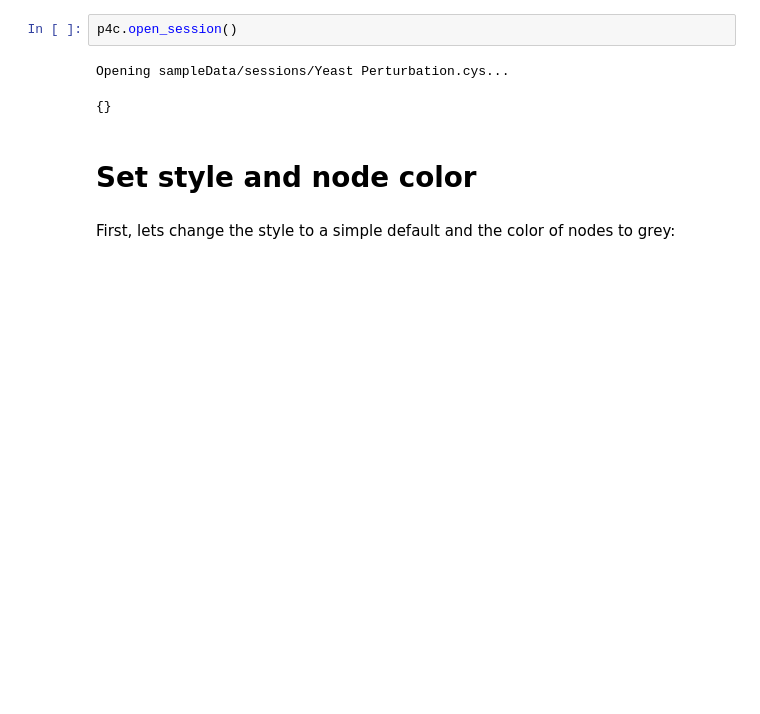
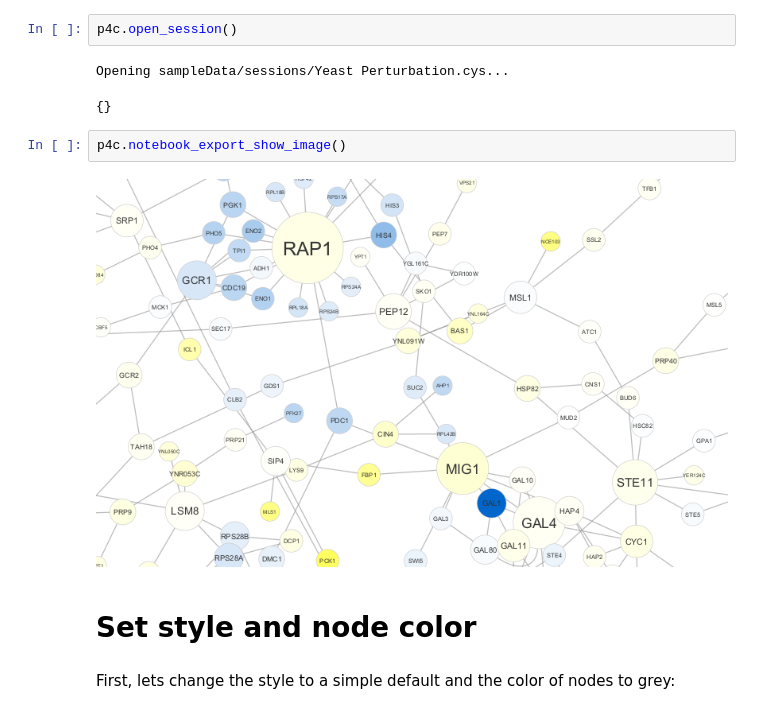
Before and after one commit to cytoscape/cytoscape-automation, a Jupyter notebook: for-scripters/Python/custom-graphics-and-labels.ipynb, the cells around one changed output. Cells and saved outputs as stored; diff of their text form; blank space fills up the shorter version.

Commit message:
Add images and tables

```diff
--- a/for-scripters/Python/custom-graphics-and-labels.ipynb
+++ b/for-scripters/Python/custom-graphics-and-labels.ipynb
@@ -60,6 +60,10 @@ p4c.open_session()
 # %% [output]
 Opening sampleData/sessions/Yeast Perturbation.cys...
 {}
+# %%
+p4c.notebook_export_show_image()
+# %% [output]
+[figure, added]
 # %% [markdown]
 # Set style and node color
 # %% [markdown]
```
Also changed, not shown: parts of 18 cells of this notebook.
